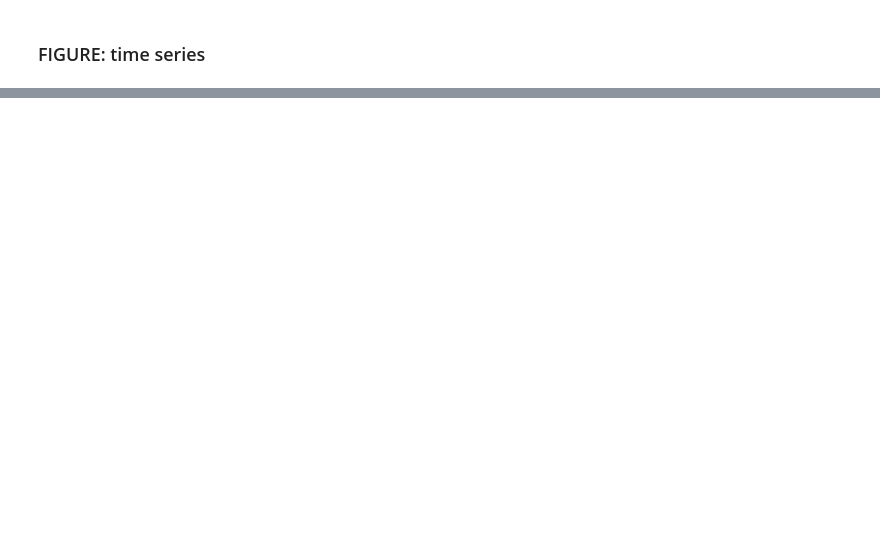
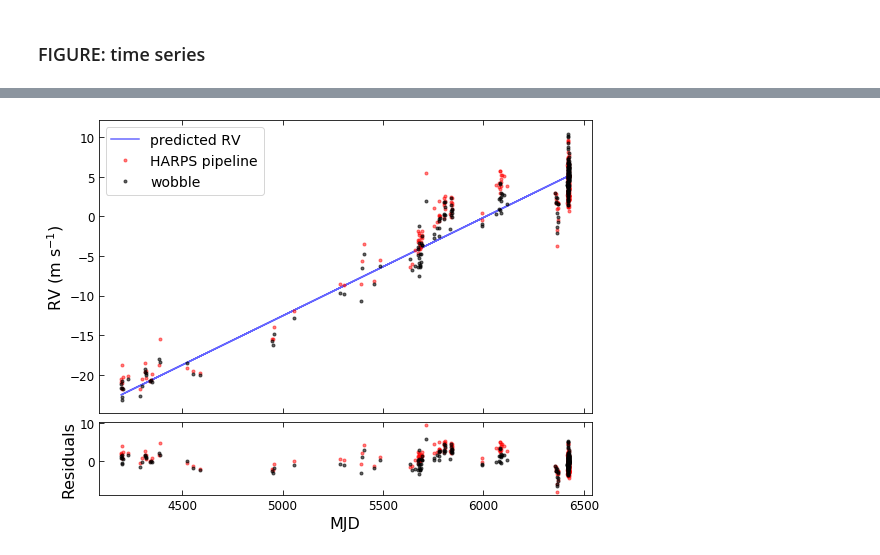
Before and after one commit to megbedell/wobble, a Jupyter notebook: paper/figures/make_figures.ipynb, the cells around one changed output, grey strips where cells are left out. Drawn from its saved outputs; the diff is of its cells as text; code cells hidden in the pictures; blank space fills up the shorter version.

```diff
--- a/paper/figures/make_figures.ipynb
+++ b/paper/figures/make_figures.ipynb
@@ -589,0 +717,9 @@ plt.savefig('barnards_model.pdf');
+# %%
+pm = np.sqrt(star['pmra'][0]**2 + star['pmdec'][0]**2)
+pm = (pm * u.mas / u.yr).to(u.arcsec / u.yr)
+dist = (1./star['parallax'][0] * u.kpc).to(u.pc)
+vt = (4.74 * dist * pm).value * u.km / u.s # decompose doesn't work here
+min_dist = dist/np.sqrt(1. + rv_gaia**2/vt**2)
+v = np.sqrt(rv_gaia**2 + vt**2)
+obstime = Time(star['ref_epoch'][0], format='decimalyear')
+min_dist_time = obstime + np.sqrt(dist**2 - min_dist**2)/v
@@ -590,18 +728,43 @@ plt.savefig('barnards_model.pdf');
+# %%
+def predict_rv(date):
+    t = (date - min_dist_time).jd * u.day # now relative to time of closest approach
+    x = v**2 * t/np.sqrt(v**2 * t**2 + min_dist**2)
+    return x.to(u.m / u.s)
+# %%
+predicted_rvs = np.array([predict_rv(d).value for d in Time(results_barnards.dates, format='jd')])
+post_upgrade = results_barnards.dates >= 2457174.5 # June 2015
+pre_upgrade = results_barnards.dates < 2457174.5
+# %%
+rvs = results_barnards.star_time_rvs + results_barnards.bervs
+pipeline_rvs = results_barnards.pipeline_rvs + results_barnards.bervs
+
+wobble_resids = rvs[pre_upgrade] - predicted_rvs[pre_upgrade]
+wobble_resids -= np.median(wobble_resids)
+pipeline_resids = pipeline_rvs[pre_upgrade] - predicted_rvs[pre_upgrade]
+pipeline_resids -= np.median(pipeline_resids)
+
+wobble_resids_post = rvs[post_upgrade] - predicted_rvs[post_upgrade]
+wobble_resids_post -= np.median(wobble_resids_post)
+pipeline_resids_post = pipeline_rvs[post_upgrade] - predicted_rvs[post_upgrade]
+pipeline_resids_post -= np.median(pipeline_resids_post)
 # %%
 fig, (ax, ax2) = plt.subplots(2, 1, gridspec_kw = {'height_ratios':[4, 1]}, figsize=(8,6))
-rvs = results_barnards.star_time_rvs + results_barnards.bervs
-pipeline_rvs = results_barnards.pipeline_rvs + results_barnards.bervs
-ax.plot(results_barnards.dates, pipeline_rvs, 'r.', alpha=0.5, label='HARPS pipeline')
-ax.plot(results_barnards.dates, rvs, 'k.', alpha=0.6, label='wobble')
+ax.plot(results_barnards.dates[pre_upgrade], predicted_rvs[pre_upgrade] - np.mean(predicted_rvs[pre_upgrade]), c='b', alpha=0.6, label='predicted RV')
+ax.plot(results_barnards.dates[pre_upgrade], pipeline_rvs[pre_upgrade] - np.mean(pipeline_rvs[pre_upgrade]), 'r.', alpha=0.5, label='HARPS pipeline')
+ax.plot(results_barnards.dates[pre_upgrade], rvs[pre_upgrade] - np.mean(rvs[pre_upgrade]), 'k.', alpha=0.6, label='wobble')
+#ax.plot(results_barnards.dates, rvs, 'k.', alpha=0.6, label='wobble')
 ax.set_ylabel(r'RV (m s$^{-1}$)', fontsize=16)
 ax.set_xticklabels([])
 
-ax2.plot(results_barnards.dates - 2450000, rvs - pipeline_rvs, 'k.', alpha=0.5)
+ax2.plot(results_barnards.dates[pre_upgrade] - 2450000, pipeline_resids, 'r.', alpha=0.5)
+ax2.plot(results_barnards.dates[pre_upgrade] - 2450000, wobble_resids, 'k.', alpha=0.6)
 ax2.set_xlabel('MJD', fontsize=16)
 ax2.set_ylabel('Residuals', fontsize=16)
 
 ax.legend(fontsize=14)
 fig.tight_layout()
 fig.subplots_adjust(hspace=0.05)
 plt.savefig('barnards_rvs.png')
 plt.savefig('barnards_rvs.pdf');
+# %% [output]
+[figure, added]
```
Also changed, not shown: parts of 24 cells of this notebook.
